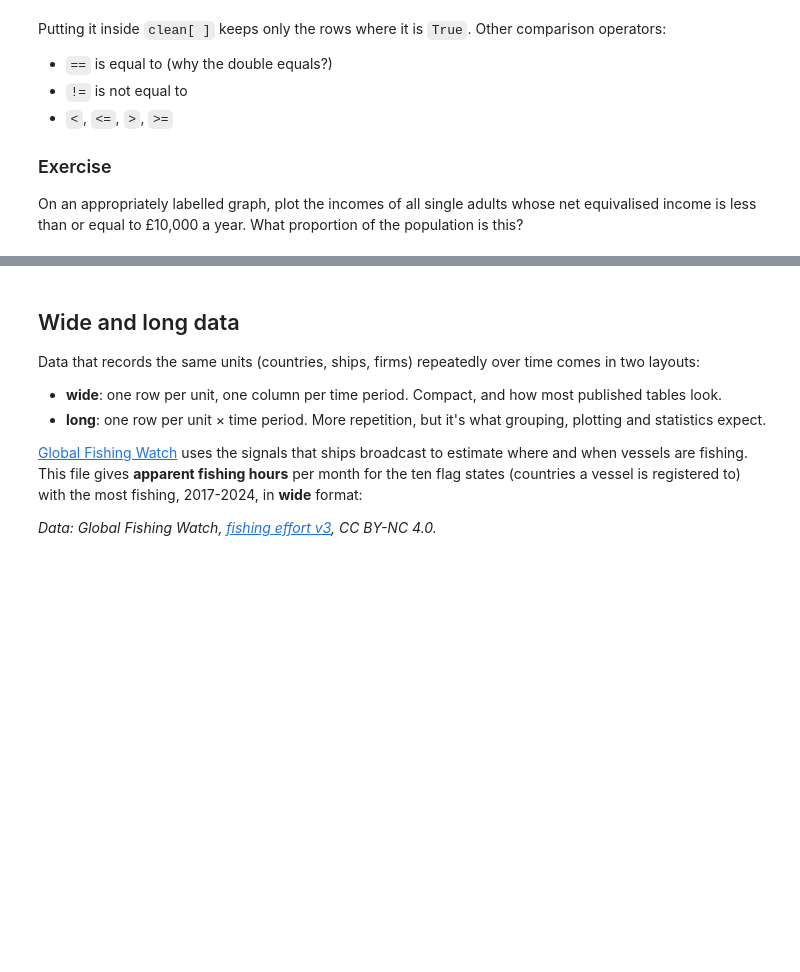
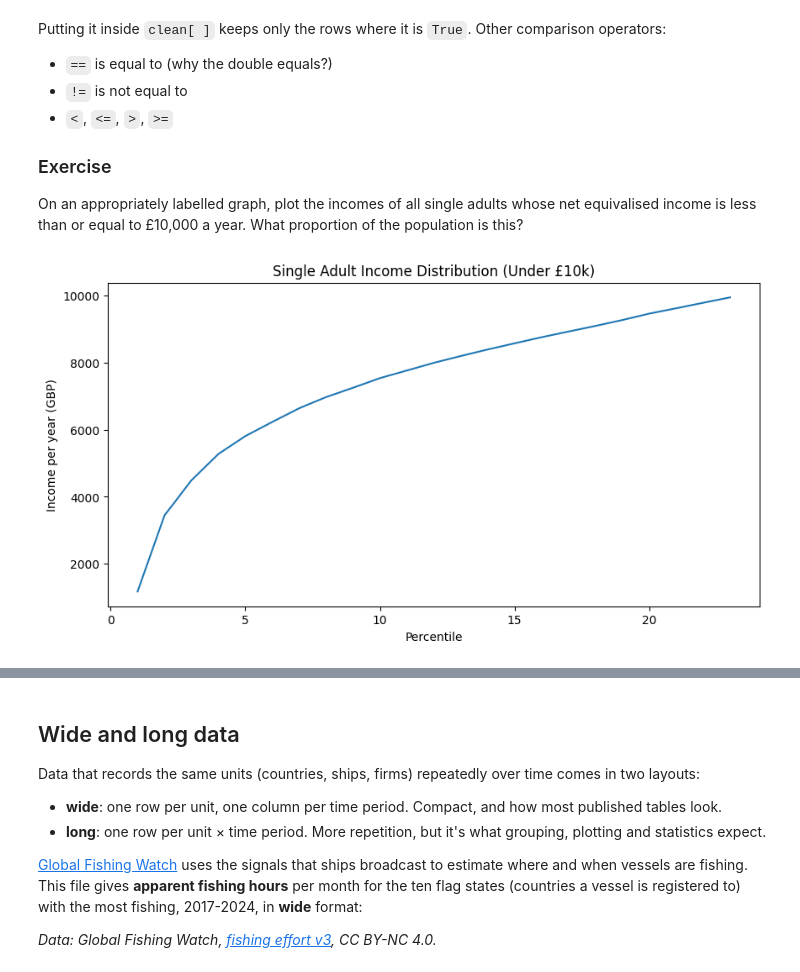
Before and after one commit to ysubev/QM2, a Jupyter notebook: notebooks/W02. Pandas.ipynb, the cells around one changed output, grey strips where cells are left out. Drawn from its saved outputs; the diff is of its cells as text; code cells hidden in the pictures; blank space fills up the shorter version.

```diff
--- a/notebooks/W02. Pandas.ipynb
+++ b/notebooks/W02. Pandas.ipynb
@@ -390,4 +390,12 @@ Putting it inside `clean[ ]` keeps only the rows where it is `True`. Other compa
 
 On an appropriately labelled graph, plot the incomes of all single adults whose net equivalised income is less than or equal to £10,000 a year. What proportion of the population is this?
 # %%
-# your code here
+low_income_singles = clean[clean["Single adult"] <= 10000]
+# Only select the 'Single adult' column to plot
+low_income_singles["Single adult"].plot()
+plt.title("Single Adult Income Distribution (Under £10k)")
+plt.xlabel("Percentile")
+plt.ylabel("Income per year (GBP)")
+plt.show()
+# %% [output]
+[figure, added]
```
Also changed, not shown: parts of 2 cells of this notebook.
